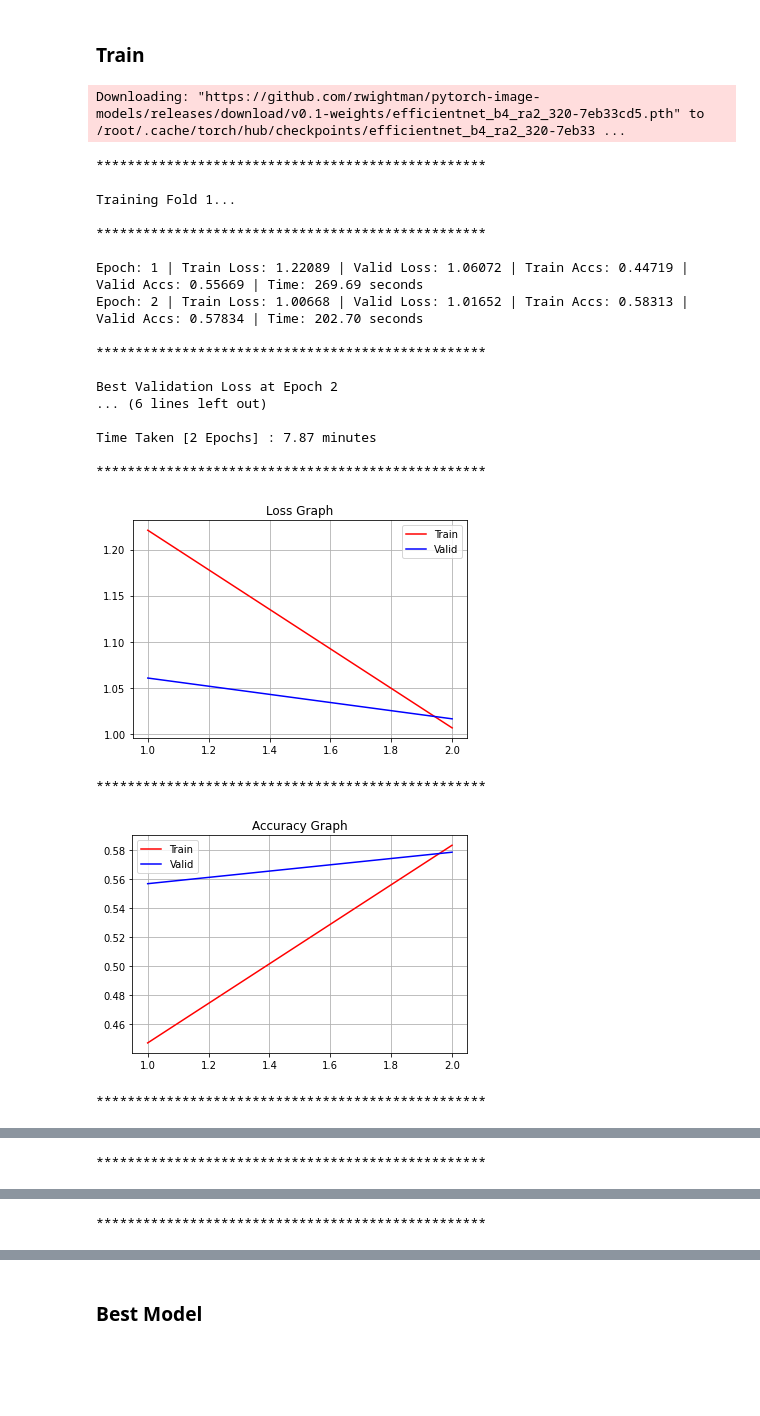
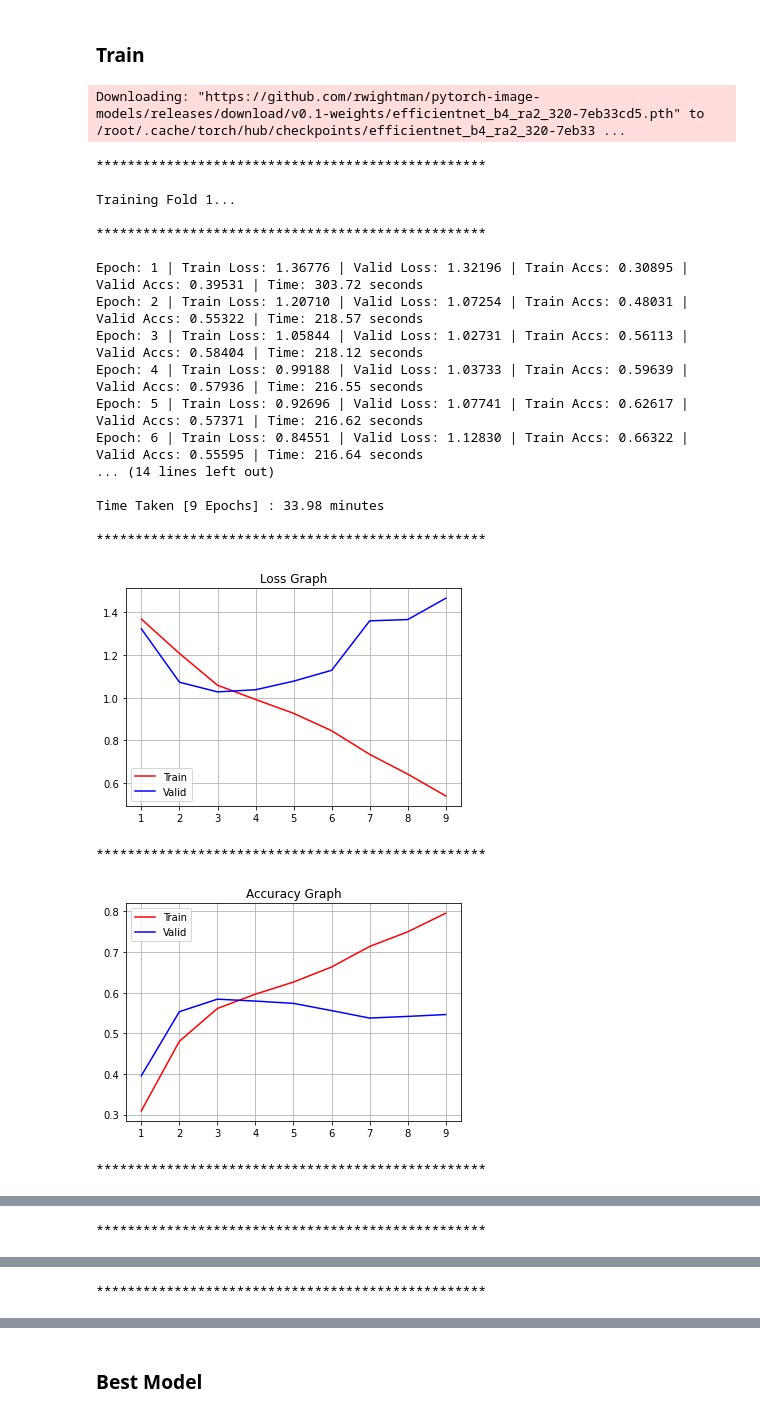
Before and after one commit to pcs-work/Kaggle-Notebooks, a Jupyter notebook: dep/dep-en4-a224.ipynb, the cells around one changed output, grey strips where cells are left out. Drawn from its saved outputs; the diff is of its cells as text; code cells hidden in the pictures; blank space fills up the shorter version.

```diff
--- a/dep/dep-en4-a224.ipynb
+++ b/dep/dep-en4-a224.ipynb
@@ -359,9 +359,9 @@ fold: int = 1
 BLs: list = []
 BAs: list = []
 
-# Test
-cfg.epochs = 2
-cfg.n_splits = 3
+# # Test
+# cfg.epochs = 2
+# cfg.n_splits = 3
 
 cfg.batch_size = 64
 
@@ -428,43 +428,43 @@ for tr_idx, va_idx in StratifiedKFold(n_splits=cfg.n_splits, random_state=cfg.se
         dataloaders=dataloaders,
         device=cfg.device,
         save_path=cfg.save_path,
         fold=fold,
         verbose=True
     )
 
     breaker()
     show_loss_graphs(L)
     breaker()
     show_accuracy_graphs(A)
     breaker()
     if scheduler_oclr:
         show_lr_graph(LR)
         breaker()
 
     BLs.append(BL)
     BAs.append(BA)
 
     fold += 1
 # %% [output]
 Downloading: "https://github.com/rwightman/pytorch-image-models/releases/download/v0.1-weights/efficientnet_b4_ra2_320-7eb33cd5.pth" to /root/.cache/torch/hub/checkpoints/efficientnet_b4_ra2_320-7eb33 ...
 **************************************************
 
 Training Fold 1...
 
 **************************************************
 
-Epoch: 1 | Train Loss: 1.22089 | Valid Loss: 1.06072 | Train Accs: 0.44719 | Valid Accs: 0.55669 | Time: 269.69 seconds
-Epoch: 2 | Train Loss: 1.00668 | Valid Loss: 1.01652 | Train Accs: 0.58313 | Valid Accs: 0.57834 | Time: 202.70 seconds
+Epoch: 1 | Train Loss: 1.36776 | Valid Loss: 1.32196 | Train Accs: 0.30895 | Valid Accs: 0.39531 | Time: 303.72 seconds
+Epoch: 2 | Train Loss: 1.20710 | Valid Loss: 1.07254 | Train Accs: 0.48031 | Valid Accs: 0.55322 | Time: 218.57 seconds
+Epoch: 3 | Train Loss: 1.05844 | Valid Loss: 1.02731 | Train Accs: 0.56113 | Valid Accs: 0.58404 | Time: 218.12 seconds
+Epoch: 4 | Train Loss: 0.99188 | Valid Loss: 1.03733 | Train Accs: 0.59639 | Valid Accs: 0.57936 | Time: 216.55 seconds
+Epoch: 5 | Train Loss: 0.92696 | Valid Loss: 1.07741 | Train Accs: 0.62617 | Valid Accs: 0.57371 | Time: 216.62 seconds
+Epoch: 6 | Train Loss: 0.84551 | Valid Loss: 1.12830 | Train Accs: 0.66322 | Valid Accs: 0.55595 | Time: 216.64 seconds
+... (14 lines left out)
+
+Time Taken [9 Epochs] : 33.98 minutes
 
 **************************************************
-
-Best Validation Loss at Epoch 2
-... (6 lines left out)
-
-Time Taken [2 Epochs] : 7.87 minutes
-
-**************************************************
-[figure, old version]
+[figure, new version]
 **************************************************
-[figure, old version]
+[figure, new version]
 **************************************************
```
Also changed, not shown: parts of 3 cells of this notebook.
